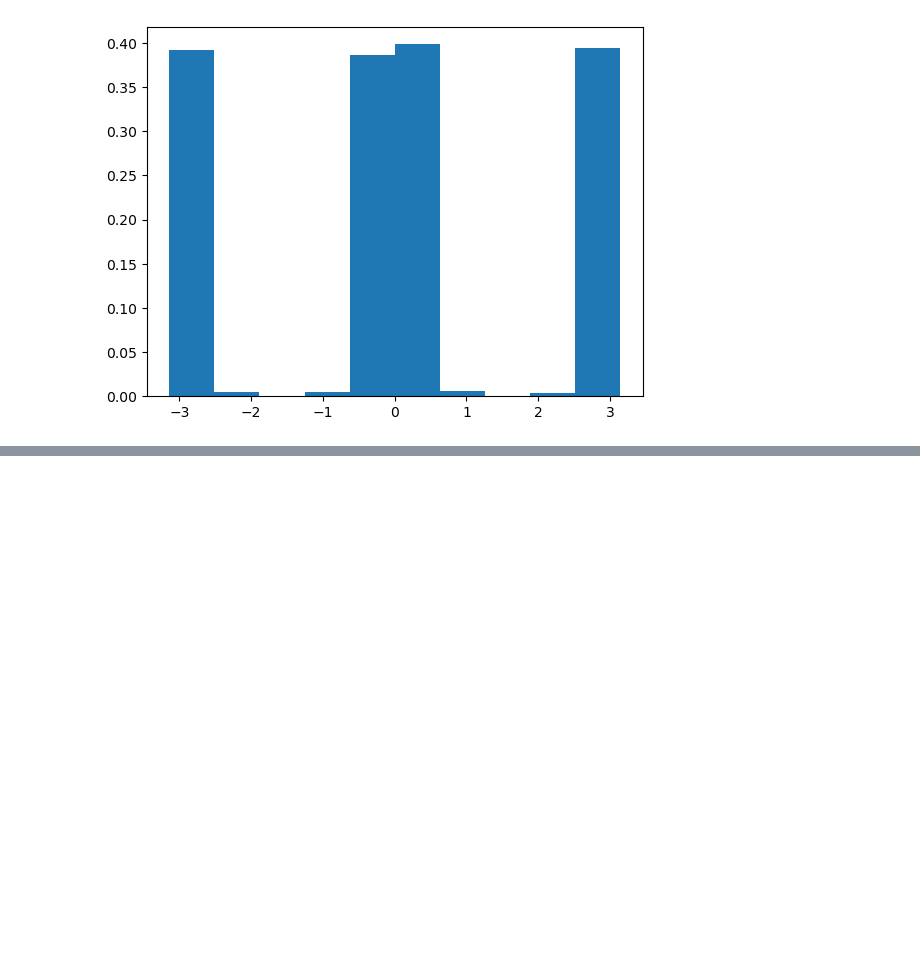
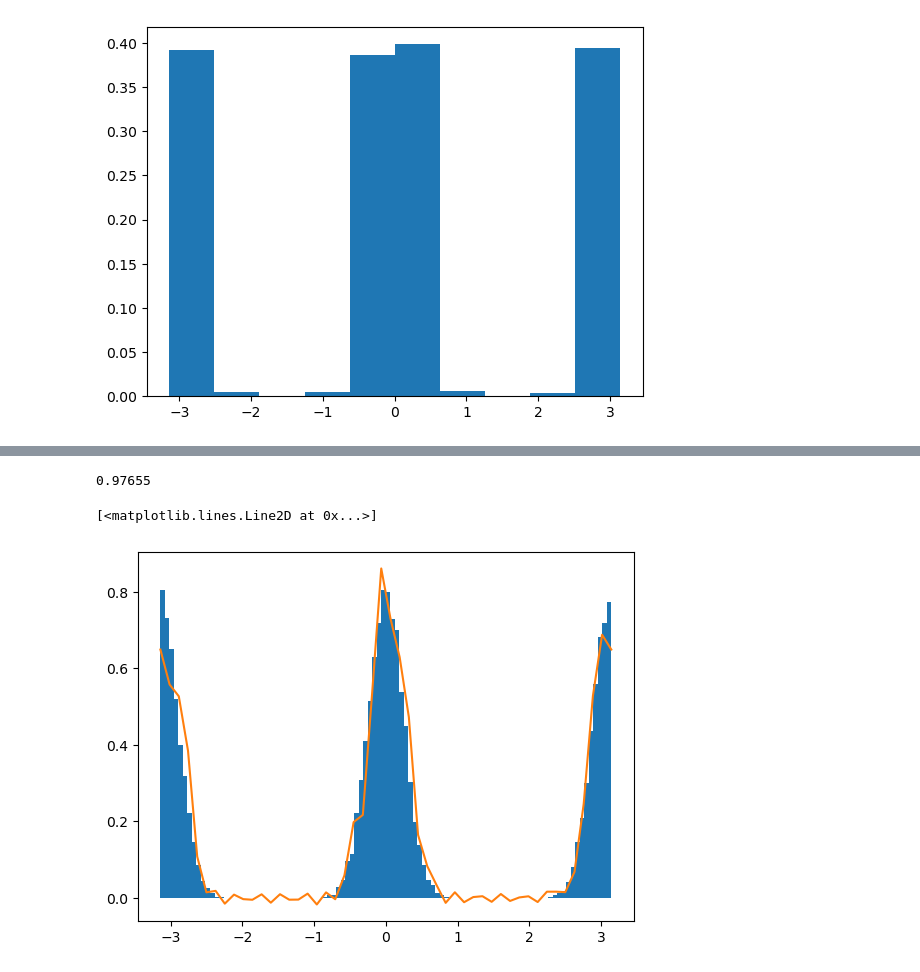
Before and after one commit to EHAT32/inverse, a Jupyter notebook: 18_11/prob.ipynb, the cells around one changed output, grey strips where cells are left out. Drawn from its saved outputs; the diff is of its cells as text; code cells hidden in the pictures; blank space fills up the shorter version.

```diff
--- a/18_11/prob.ipynb
+++ b/18_11/prob.ipynb
@@ -46,0 +49,39 @@ plt.plot(x_axis, function)
+# %%
+def regularization(k, alpha, N_appr, p = 0.3):
+    mu_k = k ** (2 + p)
+    if k <= N_appr - 1:
+        return 1 / (1 + alpha * mu_k)
+    else:
+        return 0
+# %%
+windowSize = 200
+
+startPoint = np.random.randint(0, N - 1 - windowSize)
+
+print(startPoint / N)
+
+dataSlice = data[startPoint:startPoint+windowSize]
+NSlice = len(dataSlice)
+period = 2 * np.pi
+N_appr = 20
+cos_coeff = np.zeros(N_appr)
+sin_coeff = np.zeros(N_appr)
+for k in range(N_appr):
+    regul = regularization(k, 1e-3, N_appr)
+    cos_coeff[k] = regul * np.sum(np.cos(dataSlice * k)) / NSlice
+    sin_coeff[k] = regul * np.sum(np.sin(dataSlice * k)) / NSlice
+
+x_axis = np.linspace(-period/2, period/2)
+function_appr = np.zeros_like(x_axis)
+for k in range(1, N_appr):
+    function_appr += (cos_coeff[k] * np.cos(k * x_axis) + sin_coeff[k] * np.sin(k * x_axis)) * 2 / (period)
+
+function_appr += cos_coeff[0] * np.ones_like(x_axis) / (period)
+# %% [output]
+0.97655
+# %%
+plt.hist(data, bins=100, density=True)
+plt.plot(x_axis, function_appr)
+# %% [output]
+[<matplotlib.lines.Line2D at 0x...>]
+[figure, added]
```
Also changed, not shown: parts of 3 cells of this notebook.
